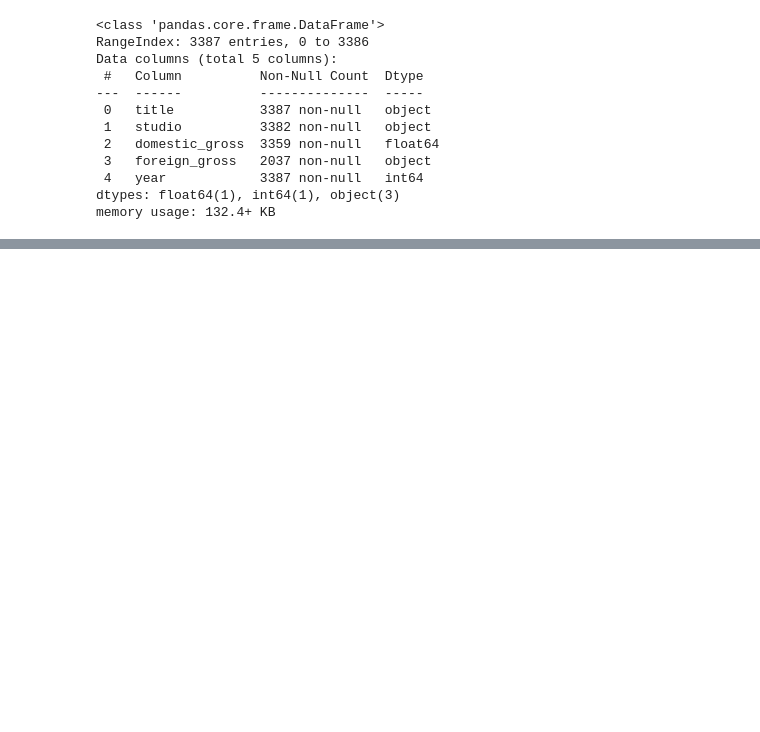
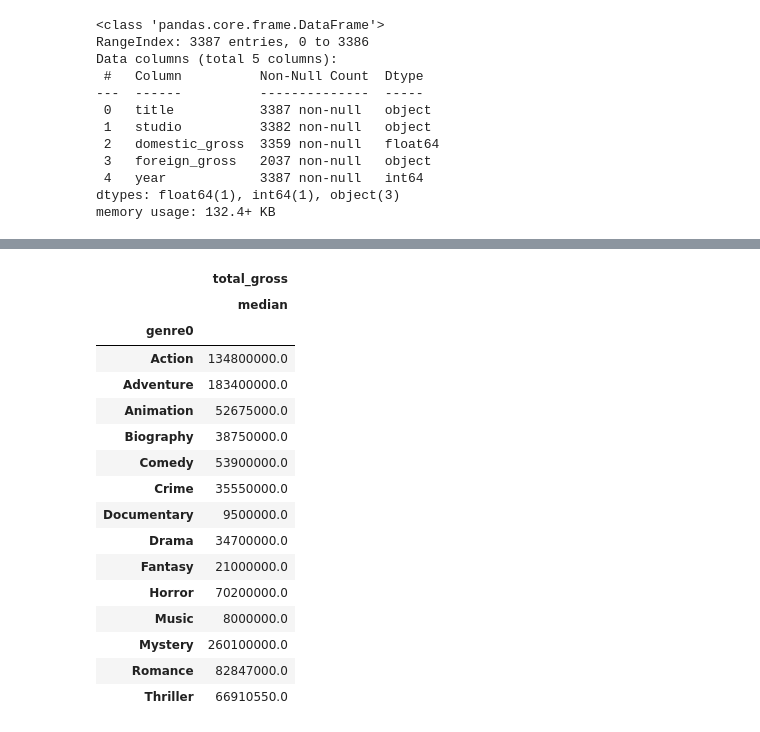
Before and after one commit to nil-91/Microsoft_Movie_Analysis, a Jupyter notebook: code/eda_notebook.ipynb, the cells around one changed output, grey strips where cells are left out. Saved outputs shown, nothing was run; the diff lists cells and outputs as text; code cells hidden in the pictures; blank space fills up the shorter version.

```diff
--- a/code/eda_notebook.ipynb
+++ b/code/eda_notebook.ipynb
@@ -134,0 +177,21 @@ clean_df
+# %%
+genre_vs_gross = clean_df[['total_gross','genre0']].groupby(['genre0']).agg(['median'])
+genre_vs_gross
+# %% [output]
+|  | total_gross |
+|  | median |
+| genre0 |  |
+| Action | 134800000.0 |
+| Adventure | 183400000.0 |
+| Animation | 52675000.0 |
+| Biography | 38750000.0 |
+| Comedy | 53900000.0 |
+| Crime | 35550000.0 |
+| Documentary | 9500000.0 |
+| Drama | 34700000.0 |
+| Fantasy | 21000000.0 |
+| Horror | 70200000.0 |
+| Music | 8000000.0 |
+| Mystery | 260100000.0 |
+| Romance | 82847000.0 |
+| Thriller | 66910550.0 |
```
Also changed, not shown: parts of 8 cells of this notebook, 1 other file.
